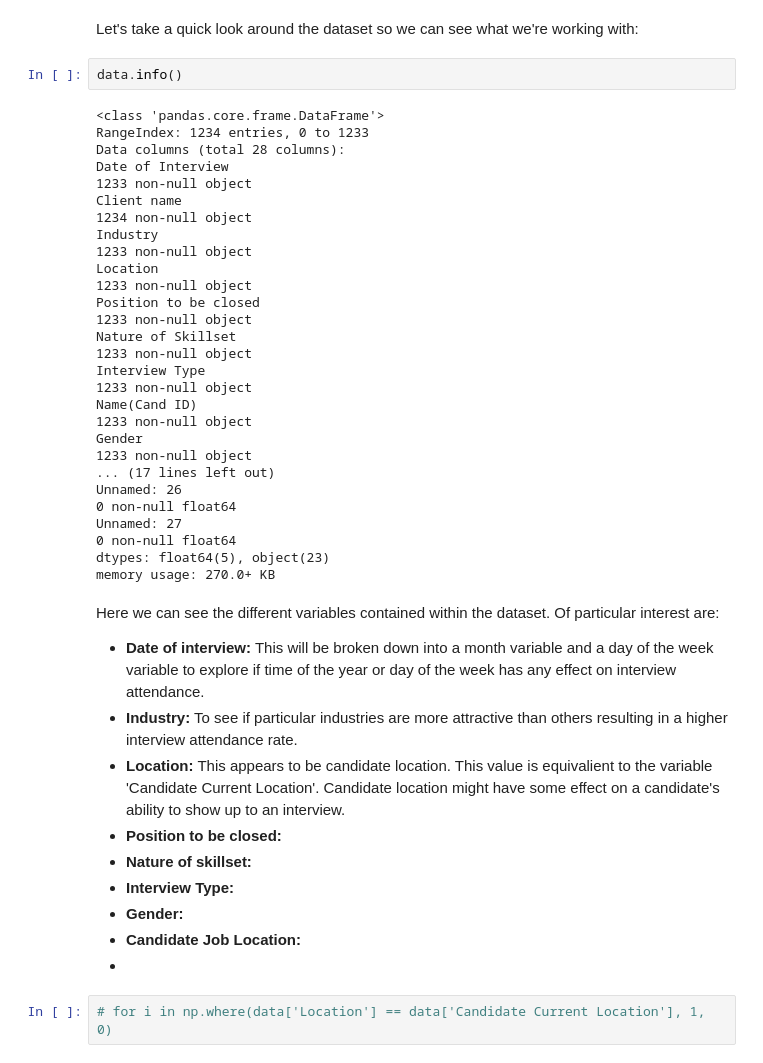
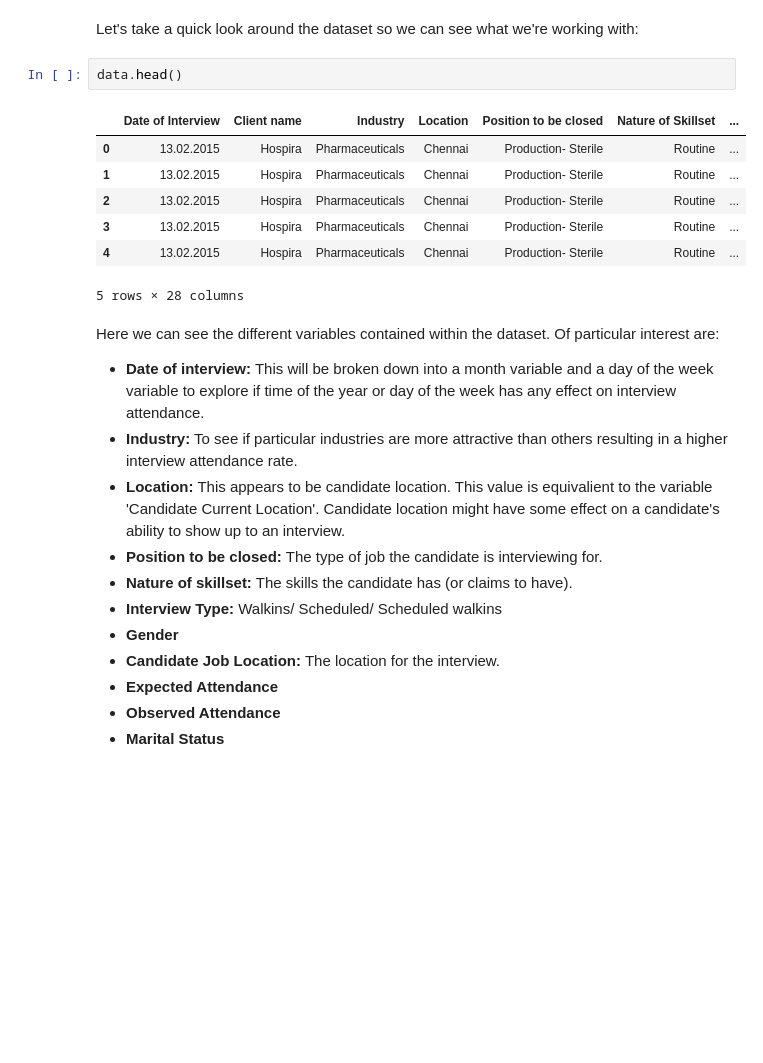
Before and after one commit to dfan14051/EECS-491-Probabilistic-Graphical-Models, a Jupyter notebook: A3/Assignment 3.ipynb, the cells around one changed output. Saved outputs shown, nothing was run; the diff lists cells and outputs as text; blank space fills up the shorter version.

```diff
--- a/A3/Assignment 3.ipynb
+++ b/A3/Assignment 3.ipynb
@@ -25,35 +26,25 @@ data = pd.read_csv('Interview.csv')
 # %% [markdown]
 Let's take a quick look around the dataset so we can see what we're working with:
 # %%
-data.info()
+data.head()
 # %% [output]
+|  | Date of Interview | Client name | Industry | Location | Position to be closed | Nature of Skillset | ... |
+| 0 | 13.02.2015 | Hospira | Pharmaceuticals | Chennai | Production- Sterile | Routine | ... |
+| 1 | 13.02.2015 | Hospira | Pharmaceuticals | Chennai | Production- Sterile | Routine | ... |
+| 2 | 13.02.2015 | Hospira | Pharmaceuticals | Chennai | Production- Sterile | Routine | ... |
+| 3 | 13.02.2015 | Hospira | Pharmaceuticals | Chennai | Production- Sterile | Routine | ... |
+| 4 | 13.02.2015 | Hospira | Pharmaceuticals | Chennai | Production- Sterile | Routine | ... |
-<class 'pandas.core.frame.DataFrame'>
-RangeIndex: 1234 entries, 0 to 1233
-Data columns (total 28 columns):
-Date of Interview                                                                                     1233 non-null object
-Client name                                                                                           1234 non-null object
-Industry                                                                                              1233 non-null object
-Location                                                                                              1233 non-null object
-Position to be closed                                                                                 1233 non-null object
-Nature of Skillset                                                                                    1233 non-null object
-Interview Type                                                                                        1233 non-null object
-Name(Cand ID)                                                                                         1233 non-null object
-Gender                                                                                                1233 non-null object
-... (17 lines left out)
-Unnamed: 26                                                                                           0 non-null float64
-Unnamed: 27                                                                                           0 non-null float64
-dtypes: float64(5), object(23)
-memory usage: 270.0+ KB
+5 rows × 28 columns
 # %% [markdown]
 Here we can see the different variables contained within the dataset. Of particular interest are:
 * **Date of interview:** This will be broken down into a month variable and a day of the week variable to explore if time of the year or day of the week has any effect on interview attendance.
 * **Industry:** To see if particular industries are more attractive than others resulting in a higher interview attendance rate.
 * **Location:** This appears to be candidate location. This value is equivalient to the variable 'Candidate Current Location'. Candidate location might have some effect on a candidate's ability to show up to an interview.
-* **Position to be closed:**
-* **Nature of skillset:**
-* **Interview Type:**
-* **Gender:**
-* **Candidate Job Location:**
-*
+* **Position to be closed:** The type of job the candidate is interviewing for.
+* **Nature of skillset:** The skills the candidate has (or claims to have).
+* **Interview Type:** Walkins/ Scheduled/ Scheduled walkins
+* **Gender**
+* **Candidate Job Location:** The location for the interview.
+* **Expected Attendance**
+* **Observed Attendance**
+* **Marital Status**
-# %%
-# for i in np.where(data['Location'] == data['Candidate Current Location'], 1, 0)
```
Also changed, not shown: parts of 32 cells of this notebook, 3 other files.
